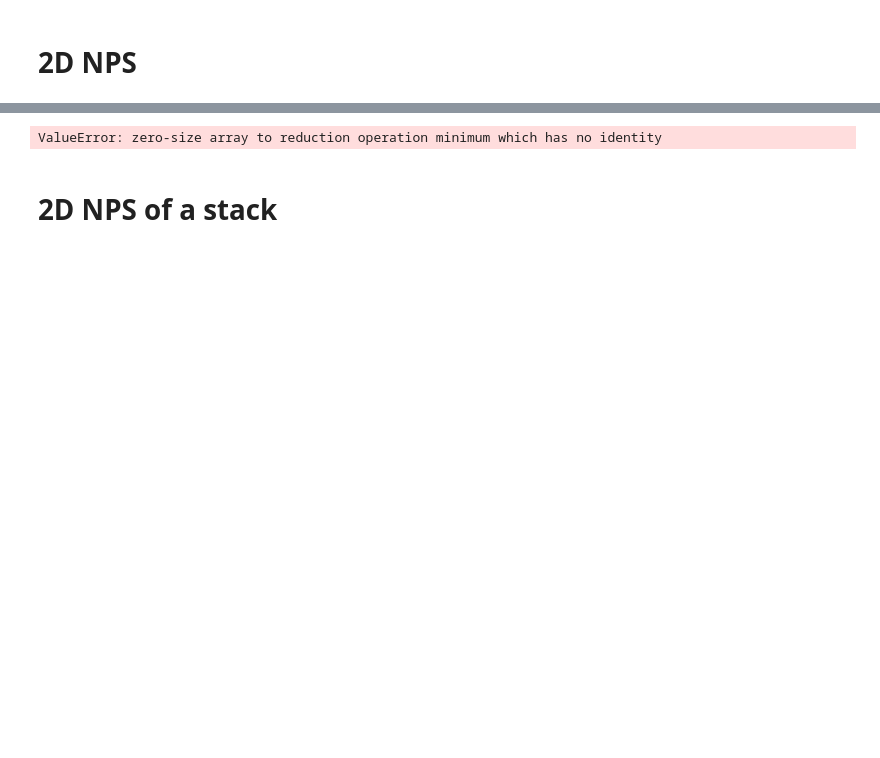
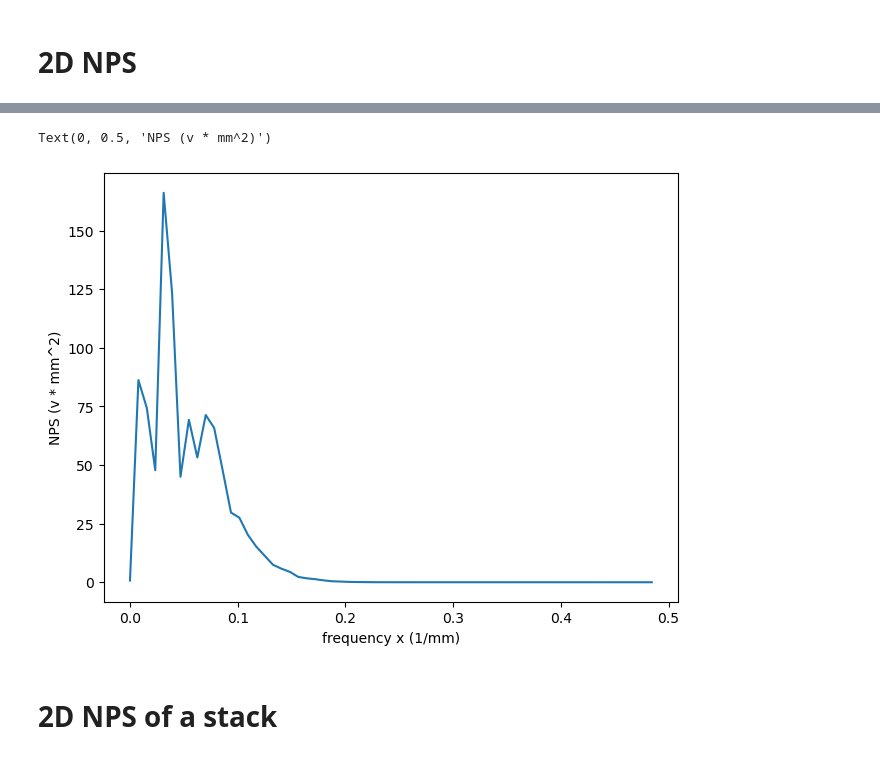
Before and after one commit to rawlik/pyiq, a Jupyter notebook: examples.ipynb, the cells around one changed output, grey strips where cells are left out. Saved outputs shown, nothing was run; the diff lists cells and outputs as text; code cells hidden in the pictures; blank space fills up the shorter version.

```diff
--- a/examples.ipynb
+++ b/examples.ipynb
@@ -35,10 +35,11 @@ plt.colorbar(label="NPS (v * mm^2)")
 # %%
-fbinspx, nps1d = pyiq.azimuthal_average(nps * (1 / plotunit) ** 2, coords=(fy, fx), center=(0,0))
-plt.plot(fbins, nps1d)
+fbins, nps1d = pyiq.azimuthal_average(nps * (1 / plotunit) ** 2, coords=(fy, fx), center=(0,0))
+plt.plot(fbins * plotunit, nps1d)
 plt.xlabel("frequency x (1/mm)")
 plt.ylabel("NPS (v * mm^2)")
 # %% [output]
-ValueError: zero-size array to reduction operation minimum which has no identity
+Text(0, 0.5, 'NPS (v * mm^2)')
+[figure, added]
 # %% [markdown]
 # 2D NPS of a stack
 # %%
```
Also changed, not shown: parts of 8 cells of this notebook.
